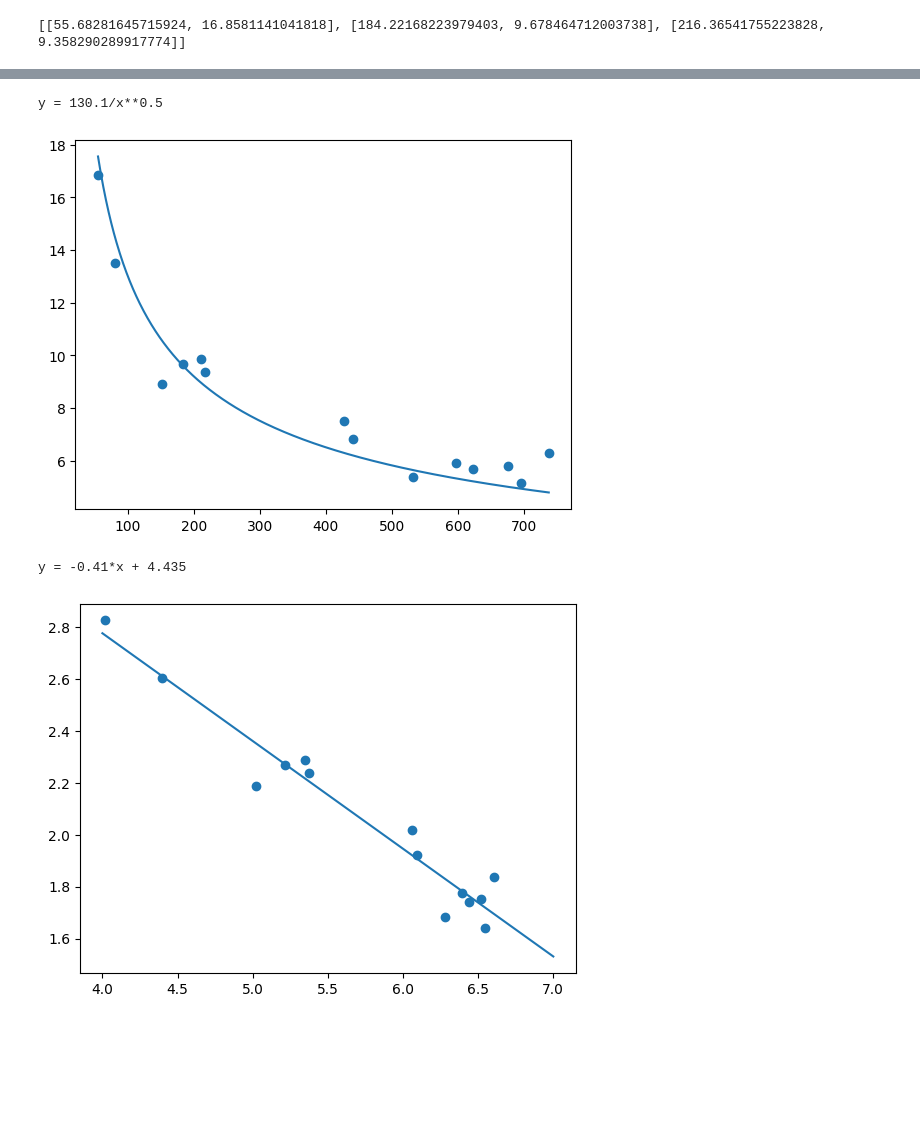
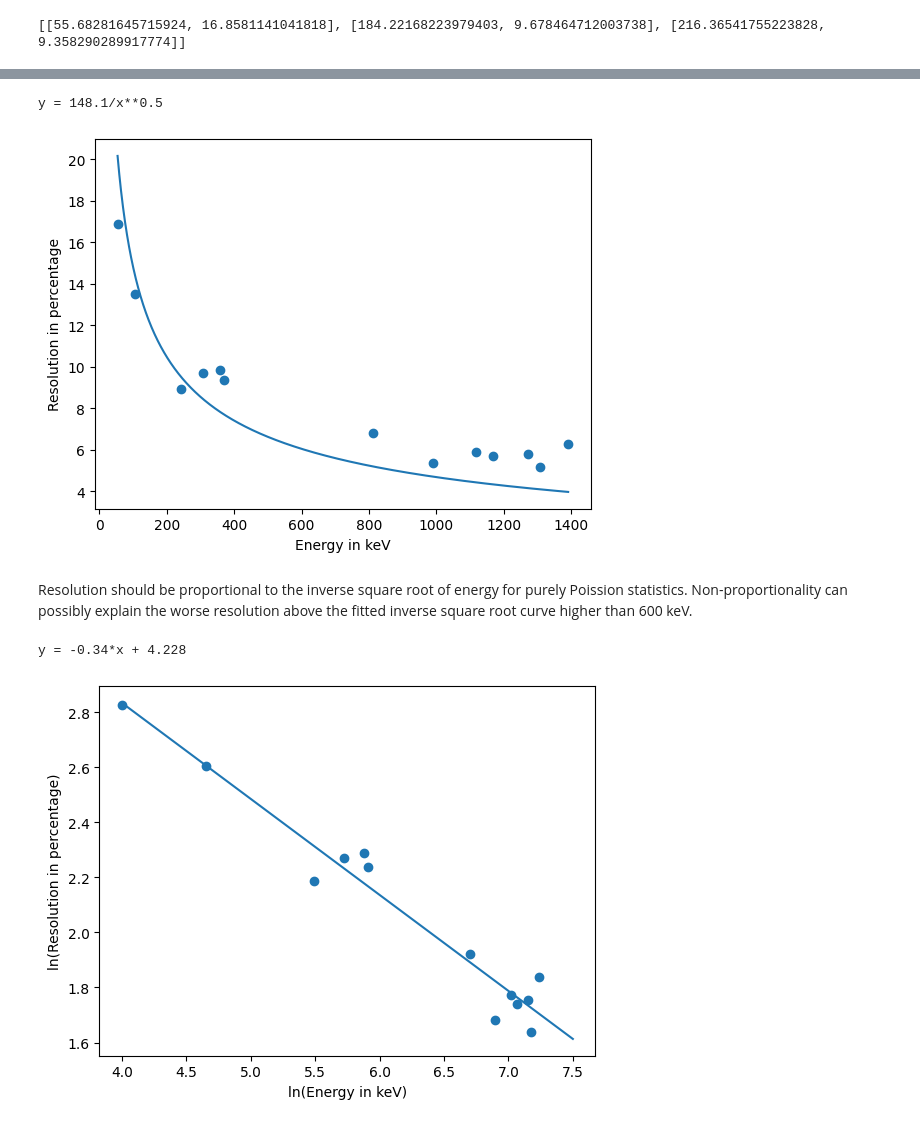
Before and after one commit to UCB-NE-204-2022/Devin_Thatcher_NE204, a Jupyter notebook: Lab2/Jupyter/NE204Lab2.ipynb, the cells around one changed output, grey strips where cells are left out. Saved outputs shown, nothing was run; the diff lists cells and outputs as text; code cells hidden in the pictures; blank space fills up the shorter version.

```diff
--- a/Lab2/Jupyter/NE204Lab2.ipynb
+++ b/Lab2/Jupyter/NE204Lab2.ipynb
@@ -318,19 +412,3 @@ total_peakinfo.extend(peakinfo)
 energies.extend([1173.2, 1332.5])
 # %% [output]
 [[623.8054036459797, 5.701021441413923], [695.6019502952266, 5.149844036319371]]
-# %%
-filelocation = r"C:\Users\devth\Documents\NE204Offline\Inorganic\NaI_Cs137_28cm_30.h5"
-peakinfo = []
-
-spectra = CreateSpectra(filelocation, events, preTrgrDly, risetime)
-hist, bins = np.histogram(spectra, bins = 1000, range = (0, 200000))
-plt.plot(range(np.size(hist)), hist, label="risetime =" + str(risetime))
-Xranges, coefficients, numberofpeaks, FWHMs = PeakInfo(hist, peakdistance, prominencefactor)
-for i in range(numberofpeaks):
-    plt.plot(Xranges[i], Gaussian(Xranges[i], *coefficients[i]), label="peak " + str(i+1))
-    peakinfo.append([coefficients[i][1], 100*2.35*coefficients[i][2]/coefficients[i][1]])
-    print("Centroid is at: " + str(coefficients[i][1])[:5])
-    print("FWHM is: " + str(2.35*coefficients[i][2])[:5])
-    print("% Resolution = " + str(100*2.35*coefficients[i][2]/coefficients[i][1])[:5])
-plt.legend(loc='upper right')
-plt.show()
@@ -342,4 +414,0 @@ FWHM is: 32.17
-# %%
-print(peakinfo)
-total_peakinfo.extend(peakinfo)
-energies.extend([661.7])
@@ -469,6 +536,8 @@ plt.scatter(all_peaks, energies)
 popt, pcov = curve_fit(Linear, np.array(total_peakinfo)[:,0], energies)
 print("y = "+str(popt[0])[:5]+"*x + "+str(popt[1])[:5])
 x = np.linspace(int(np.min(all_peaks)), int(np.max(all_peaks)), int(np.max(all_peaks)-np.min(all_peaks)))
+vLinear = np.vectorize(Linear)
+all_energies = vLinear(all_peaks, *popt)
 plt.plot(x, Linear(x, *popt))
 plt.xlabel("Channels")
 plt.ylabel("Energies in keV")
@@ -479,21 +548,27 @@ y = 1.955*x + -61.4
 # %%
 all_resolutions = np.array(total_peakinfo)[:,1]
-plt.scatter(all_peaks, all_resolutions)
-popt, pcov = curve_fit(InverseRoot, all_peaks, all_resolutions)
+plt.scatter(all_energies, all_resolutions)
+popt, pcov = curve_fit(InverseRoot, all_energies, all_resolutions)
 print("y = "+str(popt[0])[:5]+"/x**0.5")
-x = np.linspace(int(np.min(all_peaks)), int(np.max(all_peaks)), int(np.max(all_peaks)-np.min(all_peaks)))
+x = np.linspace(int(np.min(all_energies)), int(np.max(all_energies)), int(np.max(all_energies)-np.min(all_energies)))
 plt.plot(x, InverseRoot(x, *popt))
+plt.ylabel("Resolution in percentage")
+plt.xlabel("Energy in keV")
 plt.show()
 # %% [output]
-y = 130.1/x**0.5
+y = 148.1/x**0.5
-[figure, old version]
+[figure, new version]
+# %% [markdown]
+Resolution should be proportional to the inverse square root of energy for purely Poission statistics. Non-proportionality can possibly explain the worse resolution above the fitted inverse square root curve higher than 600 keV.
 # %%
-plt.scatter(np.log(all_peaks), np.log(all_resolutions))
-popt, pcov = curve_fit(Linear, np.log(all_peaks), np.log(all_resolutions))
+plt.scatter(np.log(all_energies), np.log(all_resolutions))
+popt, pcov = curve_fit(Linear, np.log(all_energies), np.log(all_resolutions))
 print("y = "+str(popt[0])[:5]+"*x + "+str(popt[1])[:5])
-x = np.linspace(4, 7, 100)
+x = np.linspace(4, 7.5, 100)
 plt.plot(x, Linear(x, *popt))
+plt.ylabel("ln(Resolution in percentage)")
+plt.xlabel("ln(Energy in keV)")
 plt.show()
 # %% [output]
-y = -0.41*x + 4.435
+y = -0.34*x + 4.228
-[figure, old version]
+[figure, new version]
```
Also changed, not shown: parts of 9 cells of this notebook.
